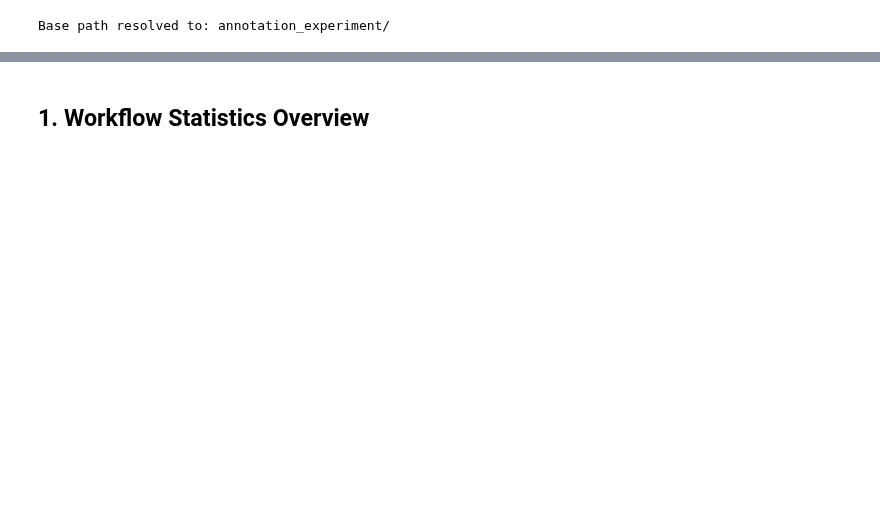
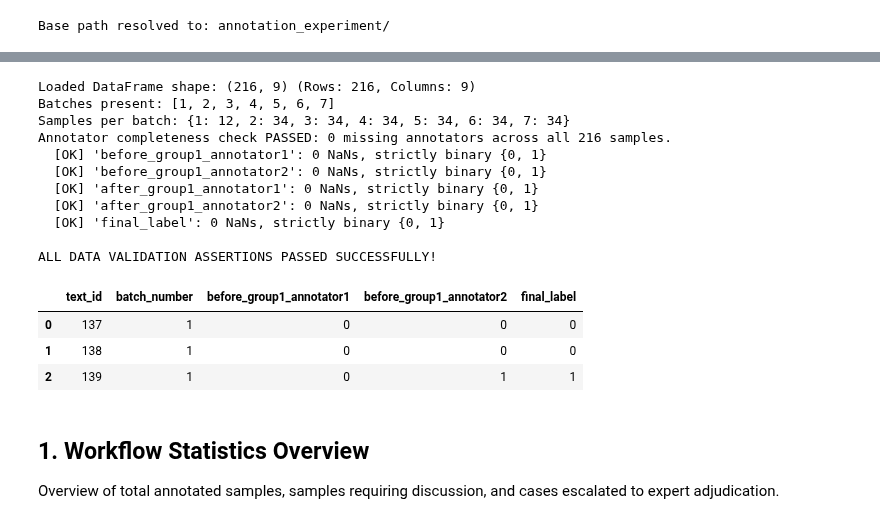
Before and after one commit to daniilperkin-uni/bsem, a Jupyter notebook: annotation_experiment/presentation/annotated_data_analysis.ipynb, the cells around one changed output, grey strips where cells are left out. Drawn from its saved outputs; the diff is of its cells as text; code cells hidden in the pictures; blank space fills up the shorter version.

```diff
--- a/annotation_experiment/presentation/annotated_data_analysis.ipynb
+++ b/annotation_experiment/presentation/annotated_data_analysis.ipynb
@@ -83,5 +103,77 @@ df.head(3)
-# %% [markdown]
-## 1. Workflow Statistics Overview
+# %%
+# Load annotated data batches
+batch_path = os.path.join(path, "annotated_data/") if os.path.exists(os.path.join(path, "annotated_data/")) else "annotated_data/"
+df = arbiter_analysis.load.annotations(batch_path=batch_path)
+
+print(f"Loaded DataFrame shape: {df.shape} (Rows: {df.shape[0]}, Columns: {df.shape[1]})")
+
+# --- DATA VALIDATION CHECKS ---
+# 1. Verify expected sample count and batch structure
+assert df.shape[0] == 216, f"Expected 216 samples, got {df.shape[0]}"
+batches = sorted(df['batch_number'].unique())
+print(f"Batches present: {batches}")
+batch_counts = df['batch_number'].value_counts().sort_index().to_dict()
+print(f"Samples per batch: {batch_counts}")
+# Batch 1 is the initial pilot batch (N=12), Batches 2-7 have 34 samples each
+assert batch_counts[1] == 12, f"Expected 12 samples in pilot Batch 1, got {batch_counts[1]}"
+for b in range(2, 8):
+    assert batch_counts[b] == 34, f"Expected 34 samples in Batch {b}, got {batch_counts[b]}"
+
+# 2. Assert no missing annotators per row
+missing_annotators_count = 0
+for idx, row in df.iterrows():
+    anns = row.get("labels_annotation", [])
+    users = [a.get("user") for a in anns if isinstance(a, dict)]
+    if not ("group1_annotator1" in users and "group1_annotator2" in users):
+        missing_annotators_count += 1
+
+assert missing_annotators_count == 0, f"Found {missing_annotators_count} rows with missing annotators!"
+print(f"Annotator completeness check PASSED: 0 missing annotators across all {len(df)} samples.")
+
+# 3. Extract binary label columns for both annotators across stages
+for cur_stage in ["before", "after"]:
+    for cur_ann in ["group1_annotator1", "group1_annotator2"]:
+        if cur_stage == "before":
+            df[cur_stage + "_" + cur_ann] = df["labels_annotation"].apply(lambda e: user_label(e, cur_ann))
+        elif cur_stage == "after":
+            df[cur_stage + "_" + cur_ann] = df.apply(lambda r: discussion_label(r, cur_ann), axis=1)
+
+df["final_label"] = df.apply(final_label, axis=1)
+
+# 4. Verify all extracted labels resolve strictly to binary values (0 or 1) with NO NaNs
+label_cols = [
+    "before_group1_annotator1", "before_group1_annotator2",
+    "after_group1_annotator1", "after_group1_annotator2",
+    "final_label"
+]
+for col in label_cols:
+    nan_count = df[col].isna().sum()
+    unique_vals = set(df[col].unique())
+    assert nan_count == 0, f"Column '{col}' contains {nan_count} NaNs!"
+    assert unique_vals.issubset({0, 1}), f"Column '{col}' has invalid non-binary values: {unique_vals}"
+    print(f"  [OK] '{col}': 0 NaNs, strictly binary {unique_vals}")
+
+print("\nALL DATA VALIDATION ASSERTIONS PASSED SUCCESSFULLY!")
+df[["text_id", "batch_number", "before_group1_annotator1", "before_group1_annotator2", "final_label"]].head(3)
+# %% [output]
+Loaded DataFrame shape: (216, 9) (Rows: 216, Columns: 9)
+Batches present: [1, 2, 3, 4, 5, 6, 7]
+Samples per batch: {1: 12, 2: 34, 3: 34, 4: 34, 5: 34, 6: 34, 7: 34}
+Annotator completeness check PASSED: 0 missing annotators across all 216 samples.
+  [OK] 'before_group1_annotator1': 0 NaNs, strictly binary {0, 1}
+  [OK] 'before_group1_annotator2': 0 NaNs, strictly binary {0, 1}
+  [OK] 'after_group1_annotator1': 0 NaNs, strictly binary {0, 1}
+  [OK] 'after_group1_annotator2': 0 NaNs, strictly binary {0, 1}
+  [OK] 'final_label': 0 NaNs, strictly binary {0, 1}
+
+ALL DATA VALIDATION ASSERTIONS PASSED SUCCESSFULLY!
+|  | text_id | batch_number | before_group1_annotator1 | before_group1_annotator2 | final_label |
+| 0 | 137 | 1 | 0 | 0 | 0 |
+| 1 | 138 | 1 | 0 | 0 | 0 |
+| 2 | 139 | 1 | 0 | 1 | 1 |
+# %% [markdown]
+## 1. Workflow Statistics Overview
+Overview of total annotated samples, samples requiring discussion, and cases escalated to expert adjudication.
 # %%
 n = df.shape[0]
 n_batches = len(df.batch_number.unique())
```
Also changed, not shown: parts of 18 cells of this notebook.
